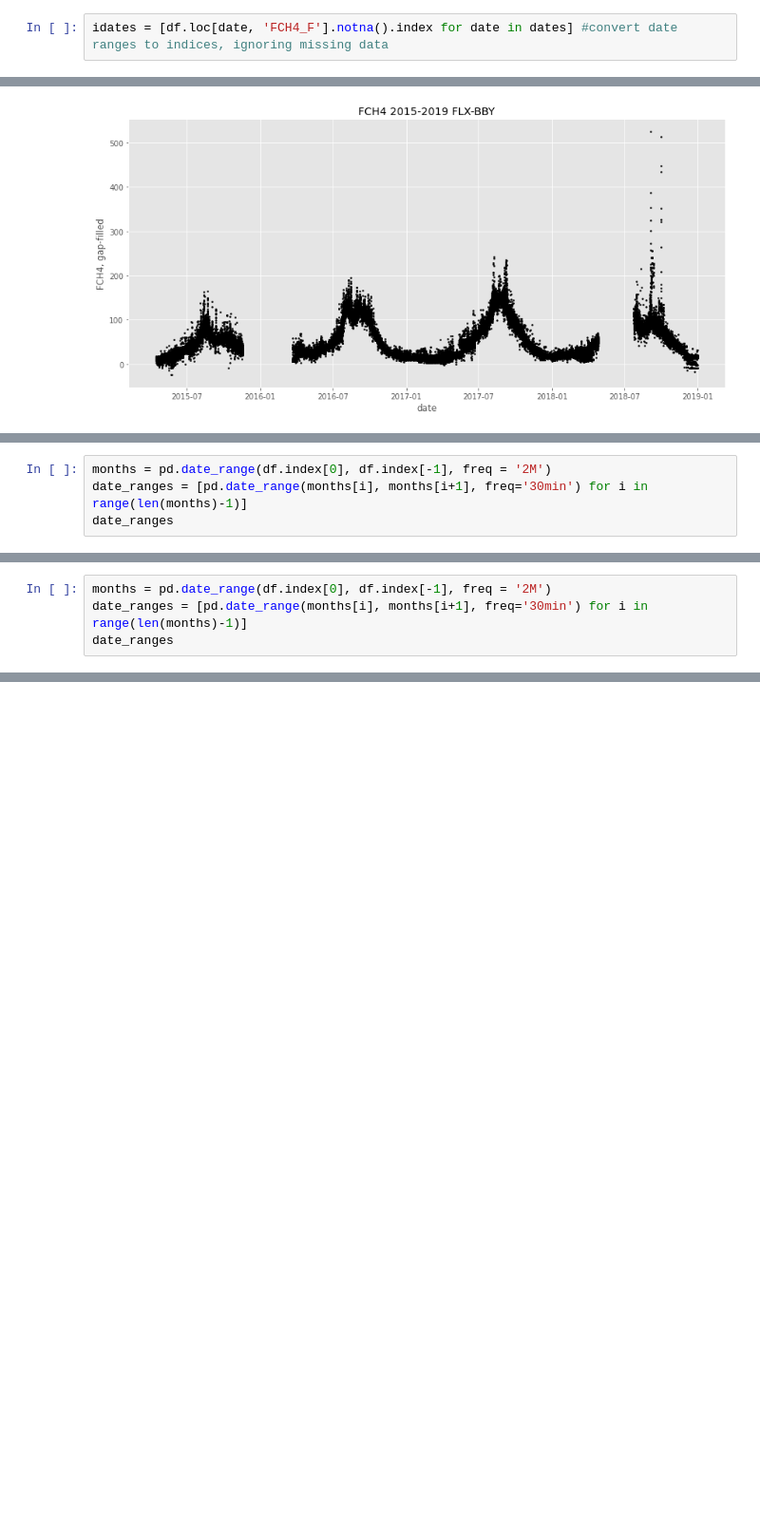
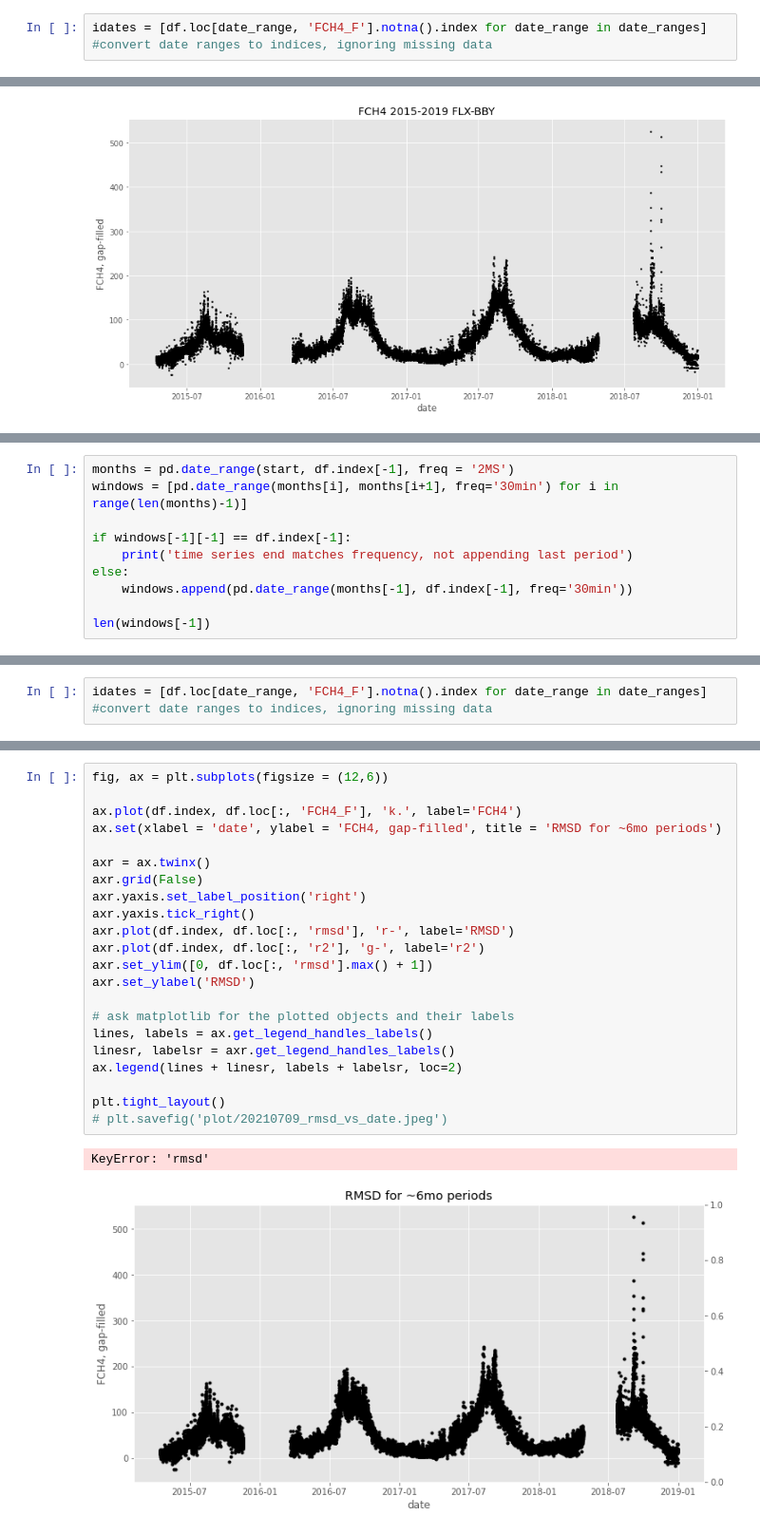
Before and after one commit to ottobriner/wavelet-partition, a Jupyter notebook: rmsd.ipynb, the cells around one changed output, grey strips where cells are left out. Shown at 95% size. Cells and saved outputs as stored; diff of their text form; blank space fills up the shorter version.

```diff
--- a/rmsd.ipynb
+++ b/rmsd.ipynb
@@ -41,4 +41,4 @@ dates = [pd.date_range(start, stop, freq='30min') for [start, stop] in [['2015-0
                                                                         ['2018-01', '2018-07'],
                                                                         ['2018-07', '2018-12-30']]]
 # %%
-idates = [df.loc[date, 'FCH4_F'].notna().index for date in dates] #convert date ranges to indices, ignoring missing data
+idates = [df.loc[date_range, 'FCH4_F'].notna().index for date_range in date_ranges] #convert date ranges to indices, ignoring missing data
@@ -120,5 +243,11 @@ p.date(df.index, df['FCH4_F'], xlabel='date', ylabel='FCH4, gap-filled', title="
 # %%
-months = pd.date_range(df.index[0], df.index[-1], freq = '2M')
-date_ranges = [pd.date_range(months[i], months[i+1], freq='30min') for i in range(len(months)-1)]
-date_ranges
+months = pd.date_range(start, df.index[-1], freq = '2MS')
+windows = [pd.date_range(months[i], months[i+1], freq='30min') for i in range(len(months)-1)]
+
+if windows[-1][-1] == df.index[-1]:
+    print('time series end matches frequency, not appending last period')
+else:
+    windows.append(pd.date_range(months[-1], df.index[-1], freq='30min'))
+
+len(windows[-1])
 # %% [output]
@@ -177,4 +254,0 @@ DatetimeIndex(['2015-01-01 00:00:00', '2015-01-01 00:30:00',
-# %%
-months = pd.date_range(df.index[0], df.index[-1], freq = '2M')
-date_ranges = [pd.date_range(months[i], months[i+1], freq='30min') for i in range(len(months)-1)]
-date_ranges
@@ -218,0 +255,2 @@ dates = [pd.date_range(start, stop, freq='30min') for [start, stop] in [['2015-0
+# %%
+idates = [df.loc[date_range, 'FCH4_F'].notna().index for date_range in date_ranges] #convert date ranges to indices, ignoring missing data
@@ -218,0 +287,25 @@ dates = [pd.date_range(start, stop, freq='30min') for [start, stop] in [['2015-0
+# %%
+fig, ax = plt.subplots(figsize = (12,6))
+
+ax.plot(df.index, df.loc[:, 'FCH4_F'], 'k.', label='FCH4')
+ax.set(xlabel = 'date', ylabel = 'FCH4, gap-filled', title = 'RMSD for ~6mo periods')
+
+axr = ax.twinx()
+axr.grid(False)
+axr.yaxis.set_label_position('right')
+axr.yaxis.tick_right()
+axr.plot(df.index, df.loc[:, 'rmsd'], 'r-', label='RMSD')
+axr.plot(df.index, df.loc[:, 'r2'], 'g-', label='r2')
+axr.set_ylim([0, df.loc[:, 'rmsd'].max() + 1])
+axr.set_ylabel('RMSD')
+
+# ask matplotlib for the plotted objects and their labels
+lines, labels = ax.get_legend_handles_labels()
+linesr, labelsr = axr.get_legend_handles_labels()
+ax.legend(lines + linesr, labels + labelsr, loc=2)
+
+plt.tight_layout()
+# plt.savefig('plot/20210709_rmsd_vs_date.jpeg')
+# %% [output]
+KeyError: 'rmsd'
+[figure, added]
```
Also changed, not shown: parts of 20 cells of this notebook, 2 other files.
